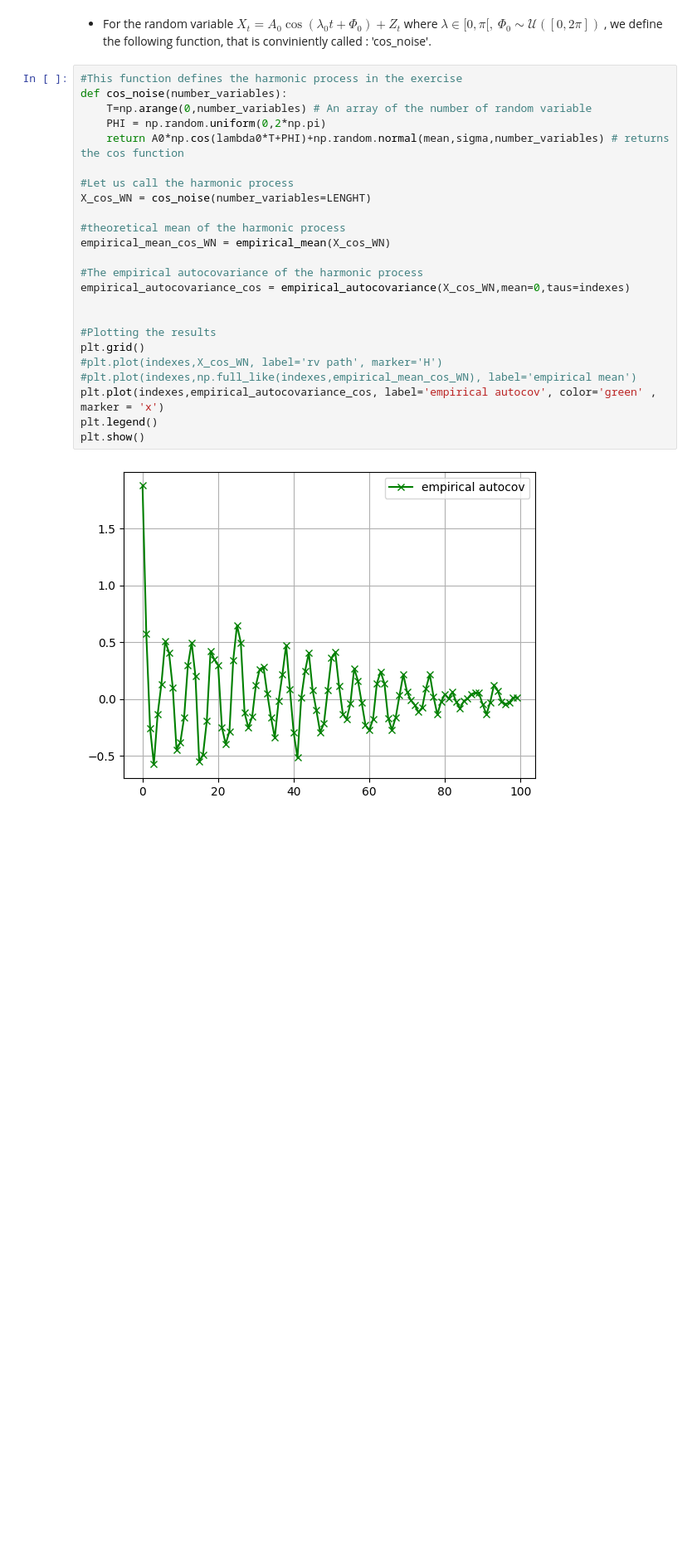
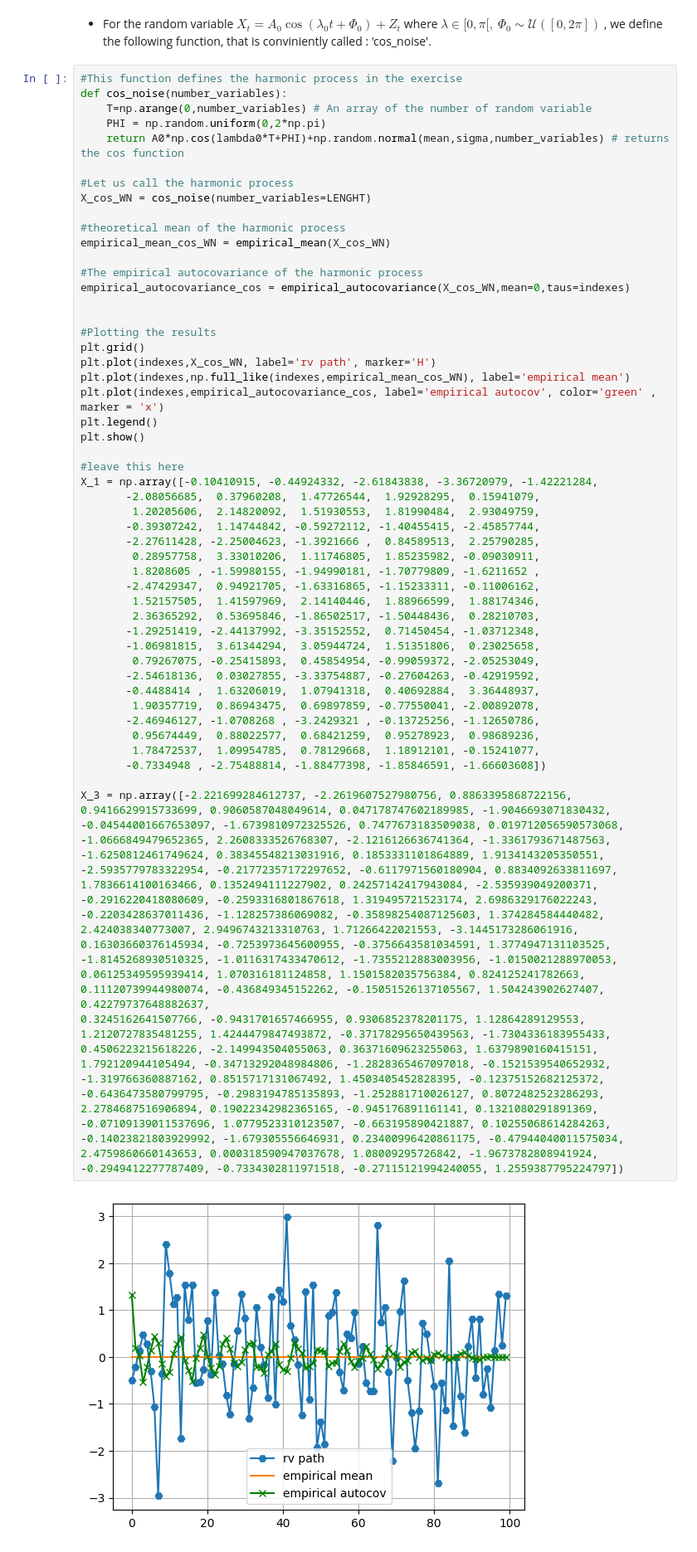
Before and after one commit to KHOUTAIBI/TSIA-TP, a Jupyter notebook: Rendu_TP-1.ipynb, the cells around one changed output. Shown at 83% size. Drawn from its saved outputs; the diff is of its cells as text; blank space fills up the shorter version.

```diff
--- a/Rendu_TP-1.ipynb
+++ b/Rendu_TP-1.ipynb
@@ -196,26 +196,52 @@ plt.show()
 # %%
 #This function defines the harmonic process in the exercise
 def cos_noise(number_variables):
     T=np.arange(0,number_variables) # An array of the number of random variable
     PHI = np.random.uniform(0,2*np.pi)
     return A0*np.cos(lambda0*T+PHI)+np.random.normal(mean,sigma,number_variables) # returns the cos function
 
 #Let us call the harmonic process
 X_cos_WN = cos_noise(number_variables=LENGHT)
 
 #theoretical mean of the harmonic process
 empirical_mean_cos_WN = empirical_mean(X_cos_WN)
 
 #The empirical autocovariance of the harmonic process
 empirical_autocovariance_cos = empirical_autocovariance(X_cos_WN,mean=0,taus=indexes)
 
 
 #Plotting the results
 plt.grid()
-#plt.plot(indexes,X_cos_WN, label='rv path', marker='H')
-#plt.plot(indexes,np.full_like(indexes,empirical_mean_cos_WN), label='empirical mean')
+plt.plot(indexes,X_cos_WN, label='rv path', marker='H')
+plt.plot(indexes,np.full_like(indexes,empirical_mean_cos_WN), label='empirical mean')
 plt.plot(indexes,empirical_autocovariance_cos, label='empirical autocov', color='green' , marker = 'x')
 plt.legend()
 plt.show()
+
+#leave this here
+X_1 = np.array([-0.10410915, -0.44924332, -2.61843838, -3.36720979, -1.42221284,
+       -2.08056685,  0.37960208,  1.47726544,  1.92928295,  0.15941079,
+        1.20205606,  2.14820092,  1.51930553,  1.81990484,  2.93049759,
+       -0.39307242,  1.14744842, -0.59272112, -1.40455415, -2.45857744,
+       -2.27611428, -2.25004623, -1.3921666 ,  0.84589513,  2.25790285,
+        0.28957758,  3.33010206,  1.11746805,  1.85235982, -0.09030911,
+        1.8208605 , -1.59980155, -1.94990181, -1.70779809, -1.6211652 ,
+       -2.47429347,  0.94921705, -1.63316865, -1.15233311, -0.11006162,
+        1.52157505,  1.41597969,  2.14140446,  1.88966599,  1.88174346,
+        2.36365292,  0.53695846, -1.86502517, -1.50448436,  0.28210703,
+       -1.29251419, -2.44137992, -3.35152552,  0.71450454, -1.03712348,
+       -1.06981815,  3.61344294,  3.05944724,  1.51351806,  0.23025658,
+        0.79267075, -0.25415893,  0.45854954, -0.99059372, -2.05253049,
+       -2.54618136,  0.03027855, -3.33754887, -0.27604263, -0.42919592,
+       -0.4488414 ,  1.63206019,  1.07941318,  0.40692884,  3.36448937,
+        1.90357719,  0.86943475,  0.69897859, -0.77550041, -2.00892078,
+       -2.46946127, -1.0708268 , -3.2429321 , -0.13725256, -1.12650786,
+        0.95674449,  0.88022577,  0.68421259,  0.95278923,  0.98689236,
+        1.78472537,  1.09954785,  0.78129668,  1.18912101, -0.15241077,
+       -0.7334948 , -2.75488814, -1.88477398, -1.85846591, -1.66603608])
+
+X_3 = np.array([-2.221699284612737, -2.2619607527980756, 0.8863395868722156, 0.9416629915733699, 0.9060587048049614, 0.047178747602189985, -1.9046693071830432, -0.04544001667653097, -1.6739810972325526, 0.7477673183509038, 0.019712056590573068,
+-1.0666849479652365, 2.2608333526768307, -2.1216126636741364, -1.3361793671487563, -1.6250812461749624, 0.38345548213031916, 0.1853331101864889, 1.9134143205350551, -2.5935779783322954, -0.21772357172297652, -0.6117971560180904, 0.8834092633811697, 1.7836614100163466, 0.1352494111227902, 0.24257142417943084, -2.535939049200371, -0.2916220418080609, -0.2593316801867618, 1.319495721523174, 2.6986329176022243, -0.2203428637011436, -1.128257386069082, -0.35898254087125603, 1.374284584440482, 2.424038340773007, 2.9496743213310763, 1.71266422021553, -3.1445173286061916, 0.16303660376145934, -0.7253973645600955, -0.3756643581034591, 1.3774947131103525, -1.8145268930510325, -1.0116317433470612, -1.7355212883003956, -1.0150021288970053, 0.06125349595939414, 1.070316181124858, 1.1501582035756384, 0.824125241782663, 0.11120739944980074, -0.436849345152262, -0.15051526137105567, 1.504243902627407, 0.42279737648882637,
+0.3245162641507766, -0.9431701657466955, 0.9306852378201175, 1.12864289129553, 1.2120727835481255, 1.4244479847493872, -0.37178295650439563, -1.7304336183955433, 0.4506223215618226, -2.149943504055063, 0.36371609623255063, 1.6379890160415151, 1.792120944105494, -0.34713292048984806, -1.2828365467097018, -0.1521539540652932, -1.319766360887162, 0.8515717131067492, 1.4503405452828395, -0.12375152682125372, -0.6436473580799795, -0.2983194785135893, -1.252881710026127, 0.8072482523286293, 2.2784687516906894, 0.19022342982365165, -0.945176891161141, 0.1321080291891369, -0.07109139011537696, 1.0779523310123507, -0.663195890421887, 0.10255068614284263, -0.14023821803929992, -1.679305556646931, 0.23400996420861175, -0.47944040011575034, 2.4759860660143653, 0.000318590947037678, 1.08009295726842, -1.9673782808941924, -0.2949412277787409, -0.7334302811971518, -0.27115121994240055, 1.2559387795224797])
 # %% [output]
-[figure, old version]
+[figure, new version]
```
Also changed, not shown: parts of 3 cells of this notebook.
